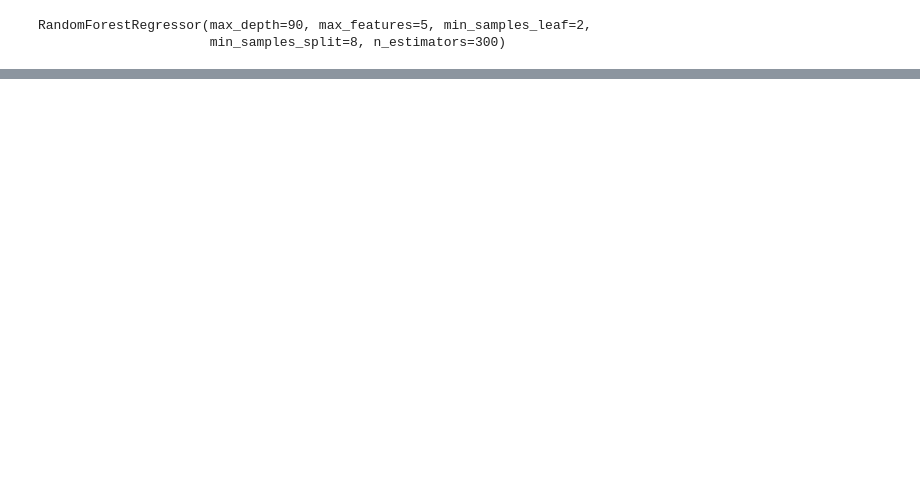
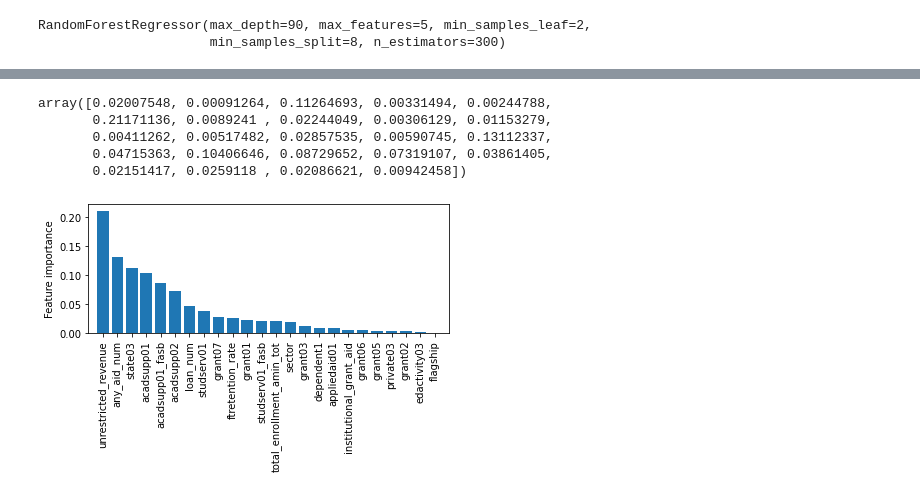
Before and after one commit to Jagac/ML-Repo, a Jupyter notebook: ED256/Analysis.ipynb, the cells around one changed output, grey strips where cells are left out. Drawn from its saved outputs; the diff is of its cells as text; code cells hidden in the pictures; blank space fills up the shorter version.

```diff
--- a/ED256/Analysis.ipynb
+++ b/ED256/Analysis.ipynb
@@ -295,0 +310,28 @@ Root Mean Squared Error: 0.20321817444820733
+# %%
+rf_final.feature_importances_
+# %% [output]
+array([0.02007548, 0.00091264, 0.11264693, 0.00331494, 0.00244788,
+       0.21171136, 0.0089241 , 0.02244049, 0.00306129, 0.01153279,
+       0.00411262, 0.00517482, 0.02857535, 0.00590745, 0.13112337,
+       0.04715363, 0.10406646, 0.08729652, 0.07319107, 0.03861405,
+       0.02151417, 0.0259118 , 0.02086621, 0.00942458])
+# %%
+importances = rf_final.feature_importances_
+
+indices = np.argsort(importances)[::-1]
+
+plt.ylabel('Feature importance')
+plt.bar(range(X_train.shape[1]),
+        importances[indices],
+        align='center')
+
+feat_labels = df_mice.columns[1:]
+plt.xticks(range(X_train.shape[1]),
+           feat_labels[indices], rotation=90)
+
+plt.xlim([-1, X_train.shape[1]])
+
+plt.tight_layout()
+plt.show()
+# %% [output]
+[figure, added]
```
Also changed, not shown: parts of 7 cells of this notebook.
